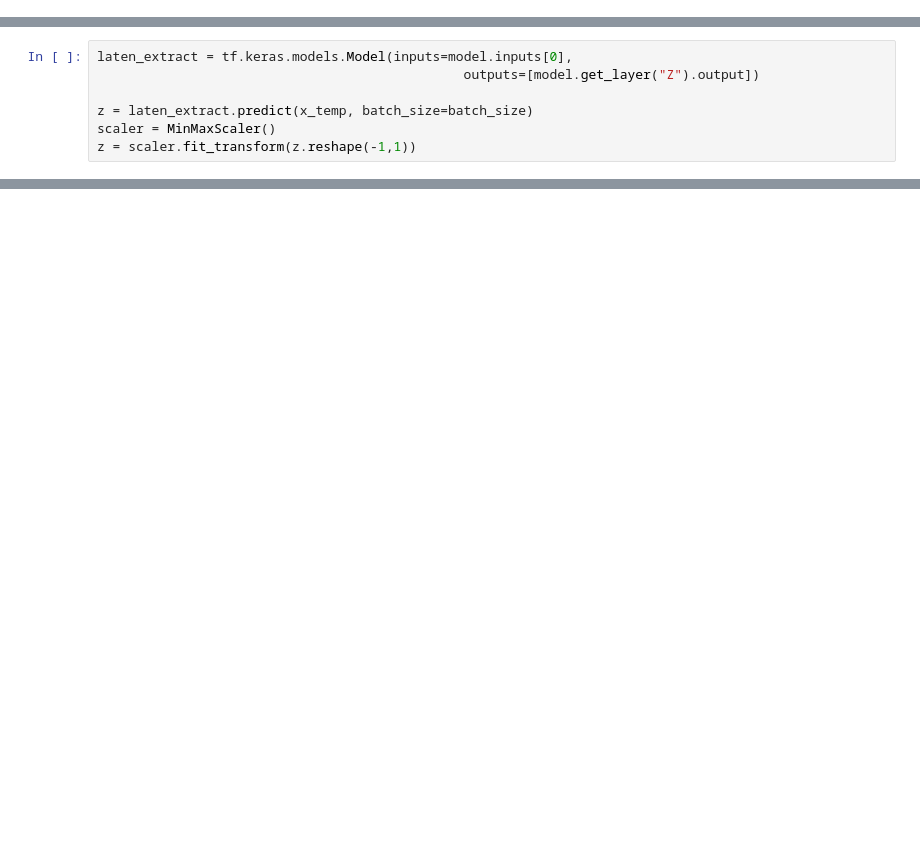
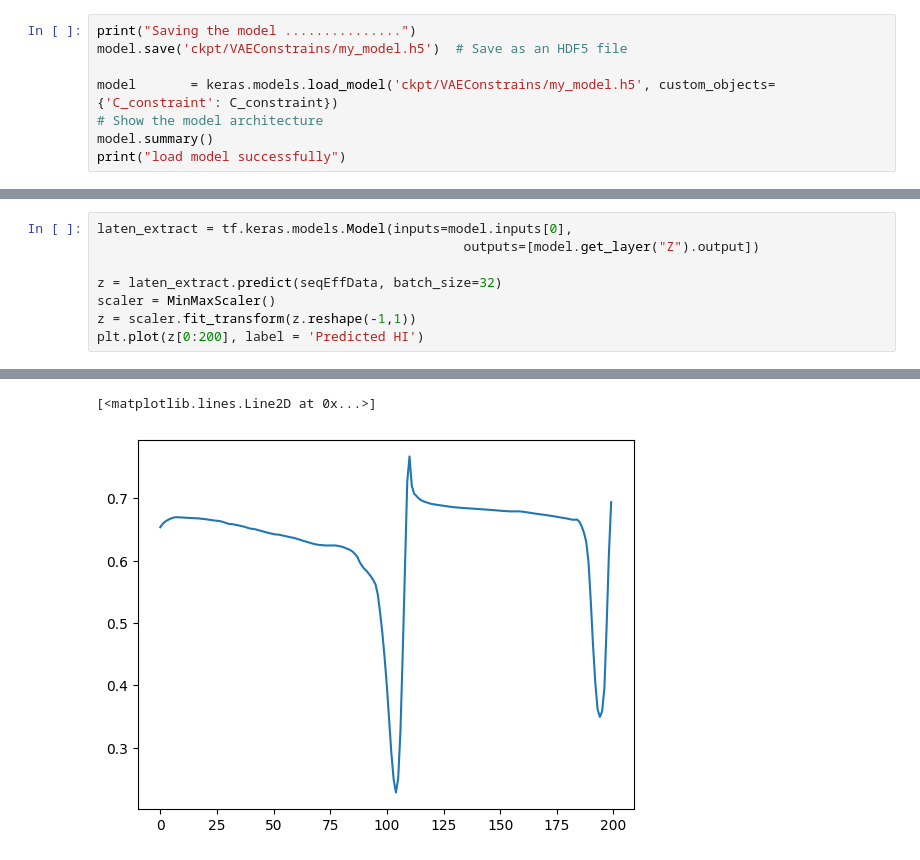
Before and after one commit to duc-an-nguyen/hiConstruction, a Jupyter notebook: testGeneralAE.ipynb, the cells around one changed output, grey strips where cells are left out. Cells and saved outputs as stored; diff of their text form; blank space fills up the shorter version.

```diff
--- a/testGeneralAE.ipynb
+++ b/testGeneralAE.ipynb
@@ -292,0 +286,8 @@ KeyboardInterrupt:
+# %%
+print("Saving the model ...............")
+model.save('ckpt/VAEConstrains/my_model.h5')  # Save as an HDF5 file
+
+model       = keras.models.load_model('ckpt/VAEConstrains/my_model.h5', custom_objects={'C_constraint': C_constraint})
+# Show the model architecture
+model.summary()
+print("load model successfully")
@@ -294,6 +313,8 @@ KeyboardInterrupt:
 laten_extract = tf.keras.models.Model(inputs=model.inputs[0],
                                                outputs=[model.get_layer("Z").output])
 
-z = laten_extract.predict(x_temp, batch_size=batch_size)
+z = laten_extract.predict(seqEffData, batch_size=32)
 scaler = MinMaxScaler()
 z = scaler.fit_transform(z.reshape(-1,1))
+plt.plot(z[0:200], label = 'Predicted HI')
+# %% [output]
@@ -299,0 +322,2 @@ z = scaler.fit_transform(z.reshape(-1,1))
+[<matplotlib.lines.Line2D at 0x...>]
+[figure, added]
```
Also changed, not shown: parts of 7 cells of this notebook, 3 other files.
